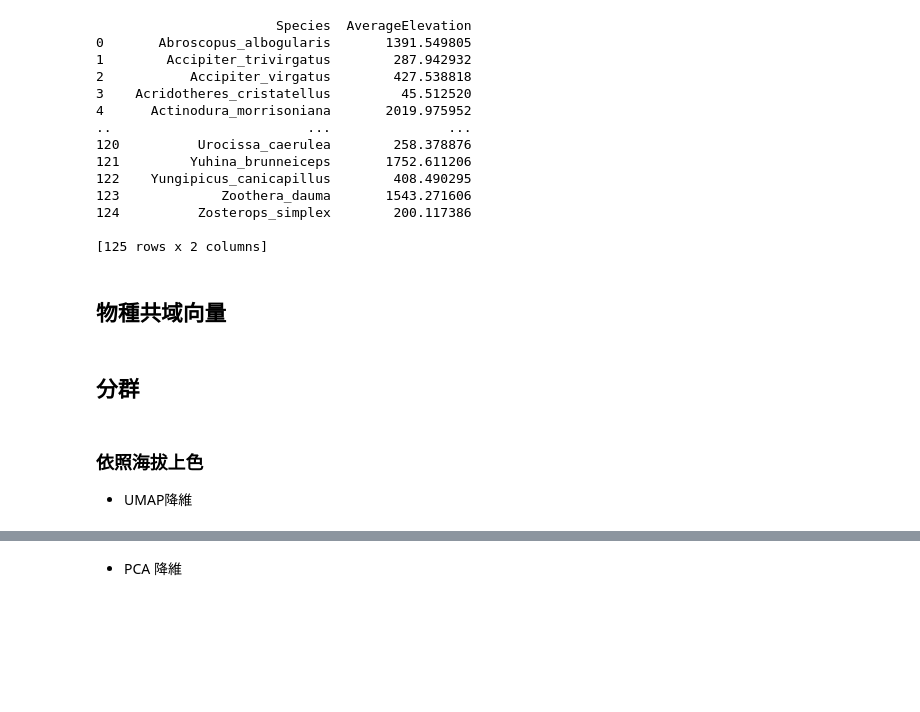
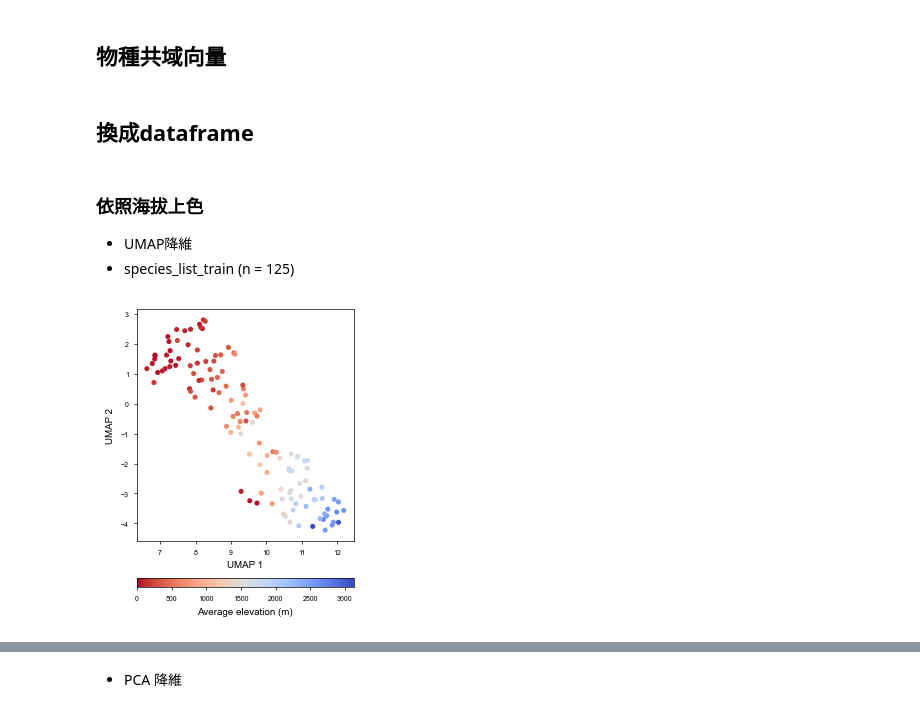
Before and after one commit to yuhinas/DeepSDM, a Jupyter notebook: Fig2_embedding_dimension_reduction.ipynb, the cells around one changed output, grey strips where cells are left out. Saved outputs shown, nothing was run; the diff lists cells and outputs as text; code cells hidden in the pictures; blank space fills up the shorter version.

```diff
--- a/Fig2_embedding_dimension_reduction.ipynb
+++ b/Fig2_embedding_dimension_reduction.ipynb
@@ -74,6 +86,9 @@ def haversine(lat1, lon1, lat2, lon2):
     a = np.sin(dlat / 2)**2 + np.cos(lat1) * np.cos(lat2) * np.sin(dlon / 2)**2
     c = 2 * np.arctan2(np.sqrt(a), np.sqrt(1 - a))
     return R * c
+
+def mm2inch(*values):
+    return [v / 25.4 for v in values]
 # %%
 run_id = 'e52c8ac9a3e24c75ac871f63bbdea060'
 exp_id = '115656750127464383'
@@ -125,7 +141,7 @@ with rasterio.open(elev_path, 'r') as f:
     elev_rst = f.read(1)  # 海拔數據
 
 # 為每個物種計算平均海拔
-for i, sp in enumerate(species_list_train):
+for i, sp in enumerate(species_list_all):
     print(f'{i} {sp}\r', end = '')
     # 過濾出當前物種的出現記錄
     occ_sp = species_occ[species_occ.species == sp]
@@ -159,18 +175,3 @@ avg_elevation_df.rename(columns={'index': 'Species'}, inplace=True)
 # 輸出結果
 print(avg_elevation_df)
 avg_elevation_df.to_csv(os.path.join(plot_path_embedding_dimension_reduction, 'avg_elevation.csv'), index = None)
-# %% [output]
-                       Species  AverageElevation
-0       Abroscopus_albogularis       1391.549805
-1        Accipiter_trivirgatus        287.942932
-2           Accipiter_virgatus        427.538818
-3    Acridotheres_cristatellus         45.512520
-4      Actinodura_morrisoniana       2019.975952
-..                         ...               ...
-120          Urocissa_caerulea        258.378876
-121         Yuhina_brunneiceps       1752.611206
-122    Yungipicus_canicapillus        408.490295
-123             Zoothera_dauma       1543.271606
-124          Zosterops_simplex        200.117386
-
-[125 rows x 2 columns]
@@ -177,7 +180,7 @@ avg_elevation_df.to_csv(os.path.join(plot_path_embedding_dimension_reduction, 'a
 # %% [markdown]
 ## 物種共域向量
 # %% [markdown]
-## 分群
+## 換成dataframe
 # %%
 # all species
 # species list
@@ -198,3 +201,46 @@ df_vec = pd.DataFrame(vec)
 # %% [markdown]
 ### 依照海拔上色
  - UMAP降維
+ - species_list_train (n = 125)
+# %%
+n_clusters= 3
+reducer = umap.UMAP(n_neighbors =  22, n_components=2, random_state=42, n_jobs = 1)
+embedding_umap = reducer.fit_transform(df_vec.values)
+
+# 建立圖形
+fig, (ax1, ax2) = plt.subplots(2, 1, figsize = mm2inch(65, 80), height_ratios=(25,1), constrained_layout = True)
+
+# 提取 elev_info 對應於 species_list_train 中的有效值
+elev_values = [avg_elevation[avg_elevation.Species == sp].AverageElevation.values.tolist()[0] for sp in species_list_train]
+umap_values = [embedding_umap[i] for i, sp in enumerate(species_list_train)]
+
+umap_values = np.array(umap_values)  # 轉換成 numpy 陣列
+
+# 繪製散布圖
+ax_scatter = ax1.scatter(umap_values[:, 0], umap_values[:, 1], c=elev_values, cmap='coolwarm_r', s=7, vmin = 0)
+# for sp in ['Carpodacus_formosanus', 'Trochalopteron_morrisonianum', 'Yuhina_brunneiceps', 'Psilopogon_nuchalis', 'Liocichla_steerii']:
+#     idx = species_list_train.index(sp)
+#     ax.scatter(umap_values[idx, 0], umap_values[idx, 1], color = 'black')
+
+# 設置標籤和格式
+ax1.set_xlabel('UMAP 1')
+ax1.set_ylabel('UMAP 2')
+ax1.tick_params(axis='both', which='both')  # 調整長度和寬度
+ax1.tick_params(axis='both')  # 設置 x 軸刻度標籤字體大小
+# ax_pos = ax1.get_position()
+# cbar_ax = fig.add_axes([ax_pos.x0,
+#                         ax_pos.y0 - ax_pos.height*0.2,
+#                         ax_pos.width*1,
+#                         ax_pos.height*0.04])
+cbar = fig.colorbar(ax_scatter, ax = ax2, orientation='horizontal', cax = ax2)
+cbar.set_label('Average elevation (m)')
+# ax2.set_visible(False)
+# xticks = [3,4,5,6]
+# ax.set_xticks(np.array(xticks))
+
+
+plt.savefig(os.path.join(plot_path_embedding_dimension_reduction, 'embedding_umap_elev.pdf'), dpi=200, transparent = True)
+
+# plt.show()
+# %% [output]
+[figure, added]
```
Also changed, not shown: parts of 6 cells of this notebook, 12 other files.
